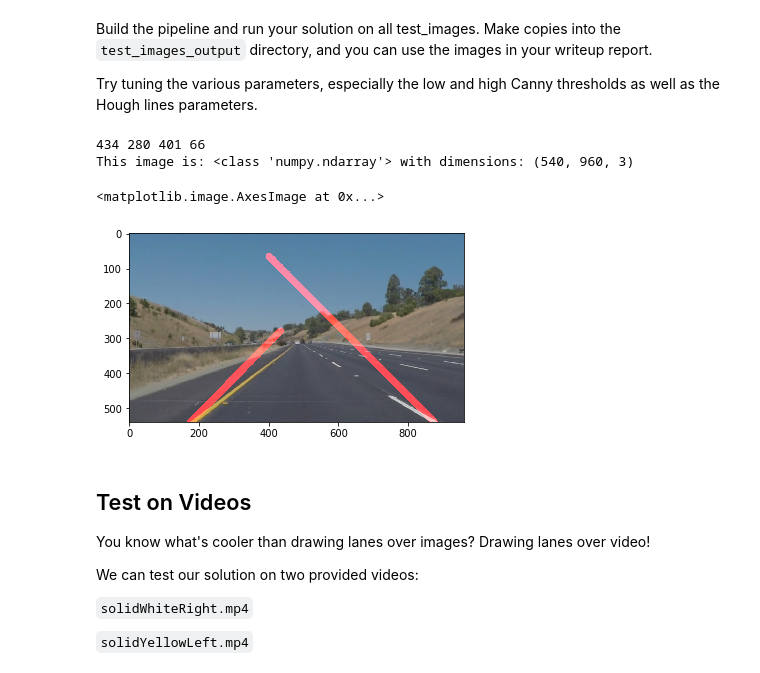
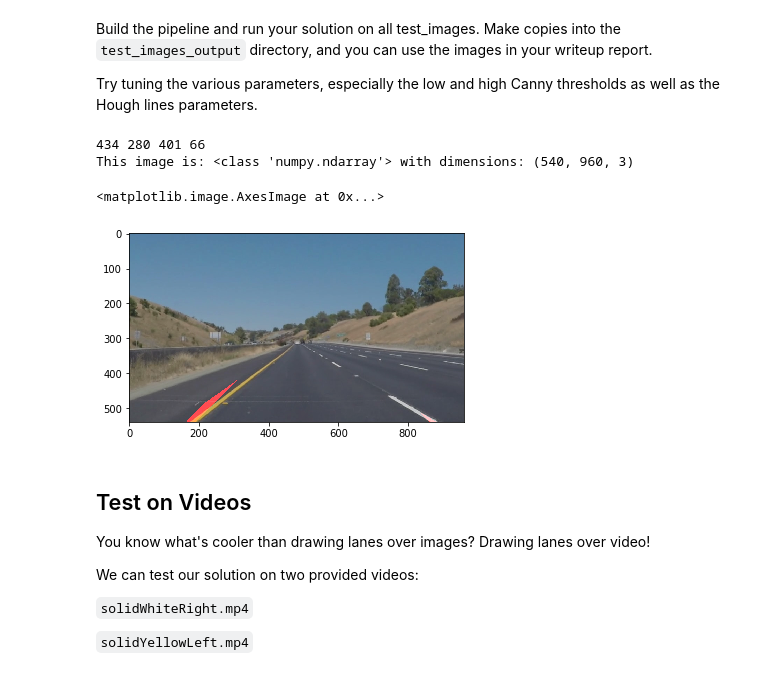
Before and after one commit to kimasenbeck/LaneDetection, a Jupyter notebook: P1.ipynb, the cells around one changed output. Drawn from its saved outputs; the diff is of its cells as text; code cells hidden in the pictures.

```diff
--- a/P1.ipynb
+++ b/P1.ipynb
@@ -252,36 +252,36 @@ ignore_mask_color = 255
 
 # This time we are defining a four sided polygon to mask
 imshape = image.shape
 vertices = np.array([[(0,imshape[0]),(0, 0), (imshape[1], 0), (imshape[1],imshape[0])]], dtype=np.int32)
 cv2.fillPoly(mask, vertices, ignore_mask_color)
 masked_edges = cv2.bitwise_and(edges, mask)
 
 
 # Define the Hough transform parameters
 # Make a blank the same size as our image to draw on
 rho = 3 # distance resolution in pixels of the Hough grid
 theta = np.pi/180 # angular resolution in radians of the Hough grid
 threshold = 20 # minimum number of votes (intersections in Hough grid cell)
 min_line_length = 20 #minimum number of pixels making up a line
 max_line_gap = 20    # maximum gap in pixels between connectable line segments
 
 #Call Hough Lines algorithm
 hough = hough_lines(edges, rho, theta, threshold, min_line_length, max_line_gap)
 
 #defining region of interest
 vertices = numpy.array([ [140, 540], [480,300], [880,540] ], numpy.int32)
-#roi = region_of_interest(hough, [vertices])
+roi = region_of_interest(hough, [vertices])
 
-result = weighted_img(hough, image, α=0.8, β=1., λ=0.)
+result = weighted_img(roi, image, α=0.8, β=1., λ=0.)
 
 #printing out some stats and plotting
 print('This image is:', type(image), 'with dimensions:', image.shape)
 plt.imshow(result, cmap='gray')
 # %% [output]
 434 280 401 66
 This image is: <class 'numpy.ndarray'> with dimensions: (540, 960, 3)
 <matplotlib.image.AxesImage at 0x...>
-[figure, old version]
+[figure, new version]
 # %% [markdown]
 ## Test on Videos
 
```
